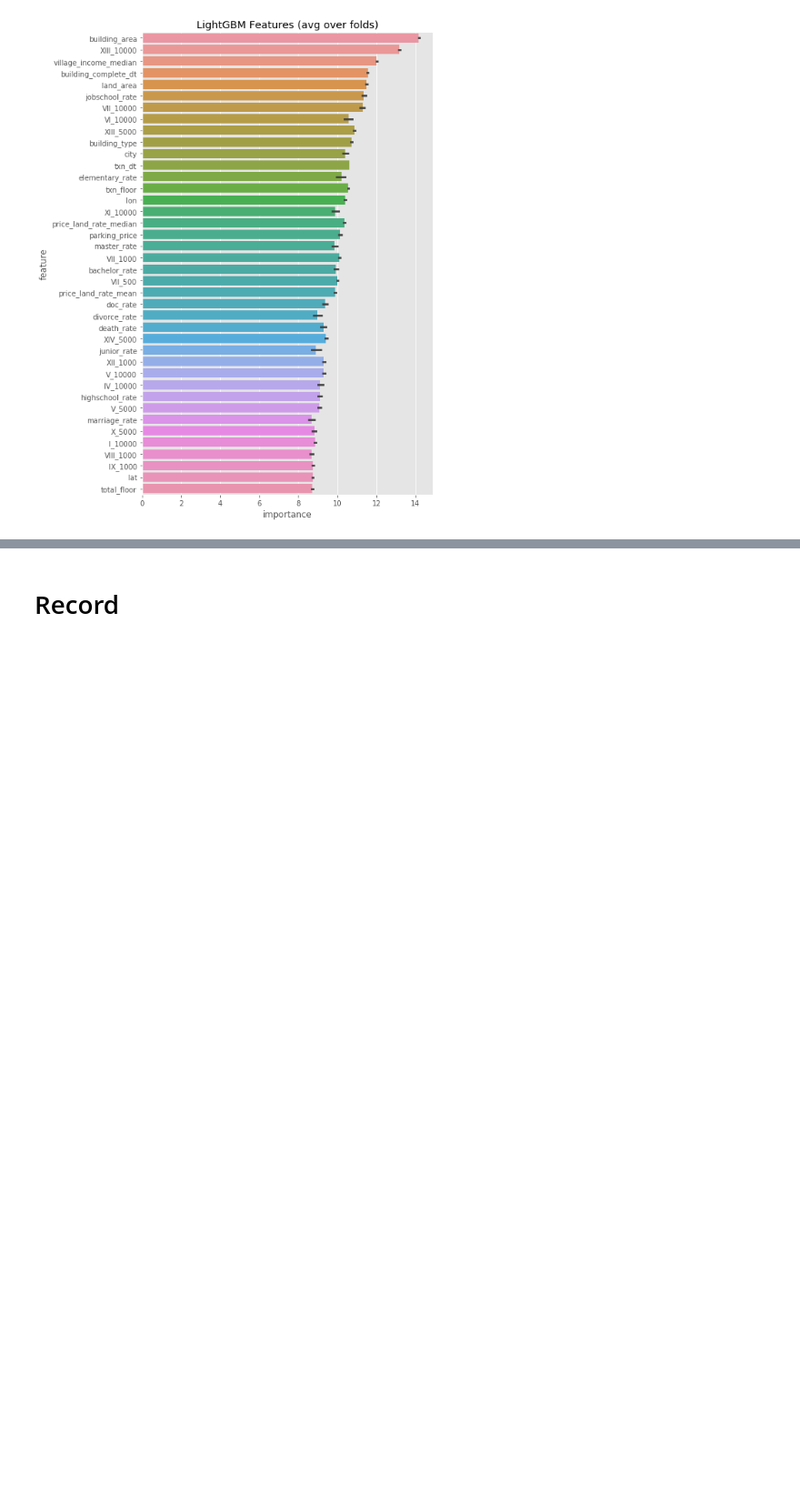
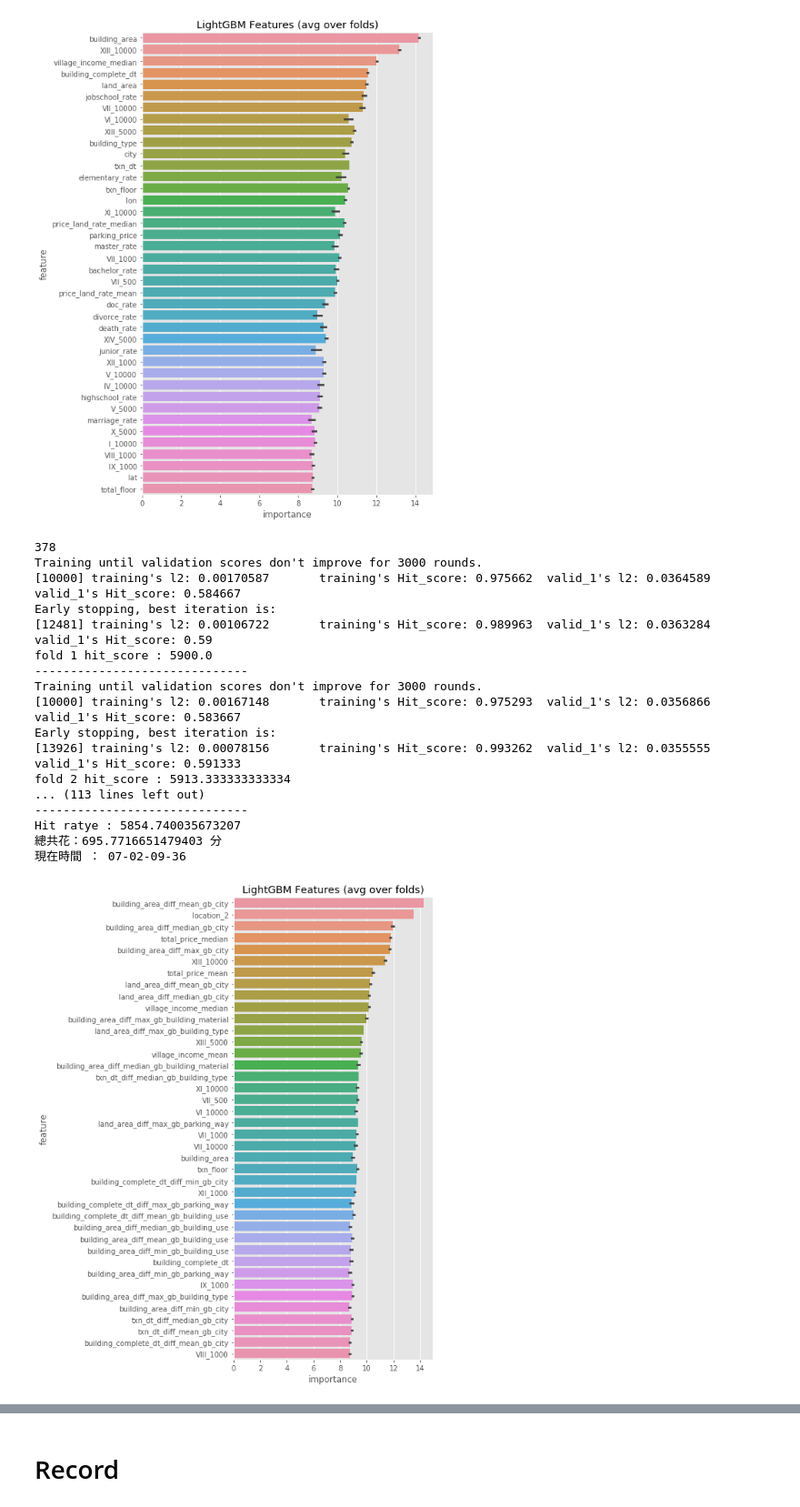
Before and after one commit to phacus/T-Brain_competition_predict_house_price, a Jupyter notebook: Model.ipynb, the cells around one changed output, grey strips where cells are left out. Shown at 91% size. Cells and saved outputs as stored; diff of their text form; code cells hidden in the pictures; blank space fills up the shorter version.

```diff
--- a/Model.ipynb
+++ b/Model.ipynb
@@ -50,14 +50,20 @@ warnings.filterwarnings('ignore')
 train = pd.read_csv('FE_train.csv')
 test  = pd.read_csv('FE_test.csv')
 
+#drop outlier
+train.drop(train[(train['land_area'] > 1500) | (train['building_area'] >1000)].index, inplace= True)
+
 target_df = train.groupby(['city', 'town']).agg({'building_area' : ['mean', 'median'], 'land_area' : ['mean', 'median'], 'total_price' : ['mean', 'median']}).reset_index()
 target_df.columns = [i[0] + '_' + i[1]  if i[1] != '' else i[0] for i in target_df.columns.tolist()]
-target_df['price_land_rate_median'] = np.log1p(target_df['total_price_median']) / target_df['land_area_median']
-target_df['price_building_rate_median'] = np.log1p(target_df['total_price_median']) / target_df['building_area_median']
-target_df['price_land_rate_mean'] = np.log1p(target_df['total_price_mean']) / target_df['land_area_mean']
-target_df['price_building_rate_mean'] = np.log1p(target_df['total_price_mean']) / target_df['building_area_mean']
 
-combine_cols = ['city', 'town', 'price_land_rate_median', 'price_building_rate_median', 'price_land_rate_mean', 'price_building_rate_mean']
+target_df['total_price_median'] = np.log1p(target_df['total_price_median'])
+target_df['total_price_mean'] = np.log1p(target_df['total_price_mean'])
+target_df['price_land_rate_median'] = target_df['total_price_median'] / target_df['land_area_median']
+target_df['price_building_rate_median'] = target_df['total_price_median'] / target_df['building_area_median']
+target_df['price_land_rate_mean'] = target_df['total_price_mean'] / target_df['land_area_mean']
+target_df['price_building_rate_mean'] = target_df['total_price_mean'] / target_df['building_area_mean']
+
+combine_cols = ['city', 'town', 'price_land_rate_median', 'price_building_rate_median', 'price_land_rate_mean', 'price_building_rate_mean', 'total_price_median', 'total_price_mean']
 train = pd.merge(train, target_df[combine_cols], on =['city', 'town'], how='left')
 test = pd.merge(test, target_df[combine_cols], on =['city', 'town'], how='left')
 
@@ -122,9 +128,7 @@ def Submission(Ids, preds):
 # %%
 def lgb_model(split_num, train, test, stratified = False, if_one_hot = True):
 
-    category_cols = ['building_material',
- 'building_use',
- 'building_type', 'city', 'parking_way']
+    category_cols = ['location_2']
     if stratified:
         kf = StratifiedKFold(n_splits = split_num, random_state = 42, shuffle = True)
     else :
@@ -136,11 +140,11 @@ def lgb_model(split_num, train, test, stratified = False, if_one_hot = True):
     predictions = np.zeros(len(test))
 
     param ={
-        'n_estimators': 10000000, 'max_depth' : 5, 'num_leaves' :30,
-        'objective': 'regression',   'metric':'rmse',
+        'n_estimators': 10000000, 'max_depth' : 8, 'num_leaves' :128,
+        'objective': 'regression',   'metric':None,
         'learning_rate': 0.01,      'boosting': 'gbdt',     'min_data_in_leaf': 10,
         'feature_fraction': 0.9,    'bagging_freq':1,       'bagging_fraction': 0.9,     'importance_type': 'gain',
-        'lambda_l1': 0.2,  'subsample': .8,   'colsample_bytree': .9, 'device' : 'gpu', 'num_trhead' : 1
+        'lambda_l1': 0.2,  'subsample': .8,   'colsample_bytree': .9, 'device' : 'cpu', 'num_threads' : 8
     }
 
     features = [i for i in train.columns if i not in ['building_id', 'total_price','total_price_log']]
@@ -174,4 +178,4 @@ def lgb_model(split_num, train, test, stratified = False, if_one_hot = True):
     print('Hit ratye : {}'.format(round(Hit_score, 4) /len(train) * 10000))
 
     display_importances(feature_importance_df)
-    return predictions, oof
+    return predictions, oof, feature_importance_df
@@ -229,6 +204,33 @@ CV scrore : 0.19362602504522086
 Hit ratye : 5703.0
 總共花：1176.1139190872511 分
 [figure]
+# %%
+#7
+begin = time.time()
+prediction, oof = lgb_model(20, train, test, stratified = False)
+prediction = np.expm1(prediction)
+Submission(test['building_id'], prediction)
+print('總共花：{} 分'.format((time.time() - begin) / 60))
+print('現在時間 ： {}'.format(datetime.datetime.today().strftime('%m-%d-%H-%M')))
+# %% [output]
+378
+Training until validation scores don't improve for 3000 rounds.
+[10000] training's l2: 0.00170587       training's Hit_score: 0.975662  valid_1's l2: 0.0364589 valid_1's Hit_score: 0.584667
+Early stopping, best iteration is:
+[12481] training's l2: 0.00106722       training's Hit_score: 0.989963  valid_1's l2: 0.0363284 valid_1's Hit_score: 0.59
+fold 1 hit_score : 5900.0
+------------------------------
+Training until validation scores don't improve for 3000 rounds.
+[10000] training's l2: 0.00167148       training's Hit_score: 0.975293  valid_1's l2: 0.0356866 valid_1's Hit_score: 0.583667
+Early stopping, best iteration is:
+[13926] training's l2: 0.00078156       training's Hit_score: 0.993262  valid_1's l2: 0.0355555 valid_1's Hit_score: 0.591333
+fold 2 hit_score : 5913.333333333334
+... (113 lines left out)
+------------------------------
+Hit ratye : 5854.740035673207
+總共花：695.7716651479403 分
+現在時間 ： 07-02-09-36
+[figure, added]
 # %%
 #7
 begin = time.time()
```
Also changed, not shown: parts of 19 cells of this notebook, 2 other files.
